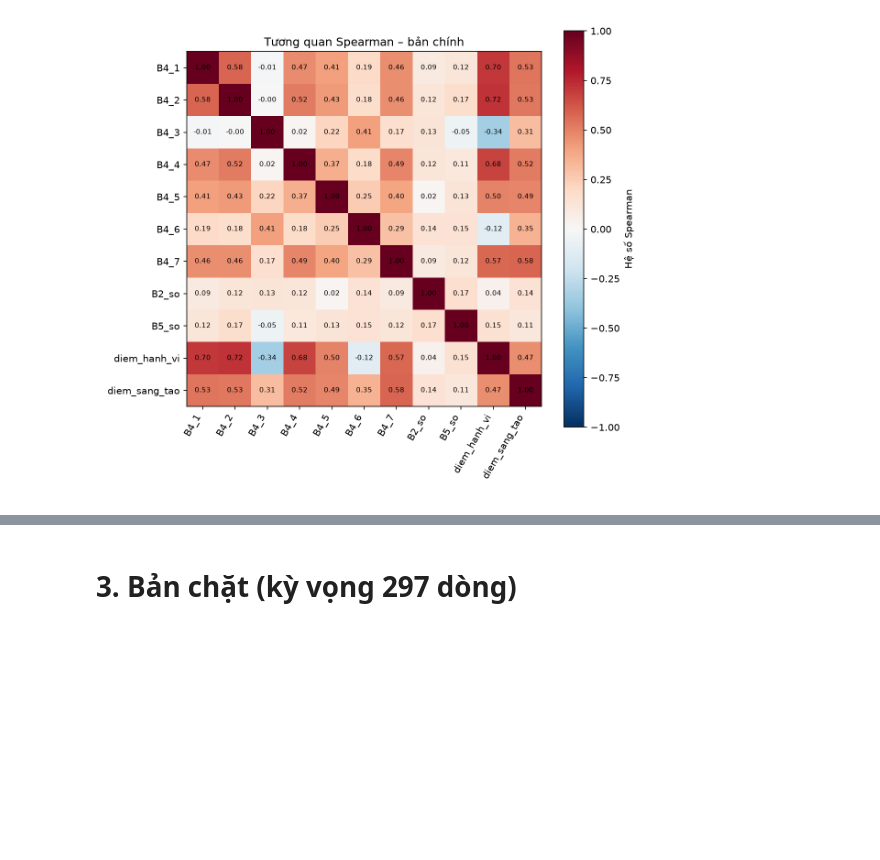
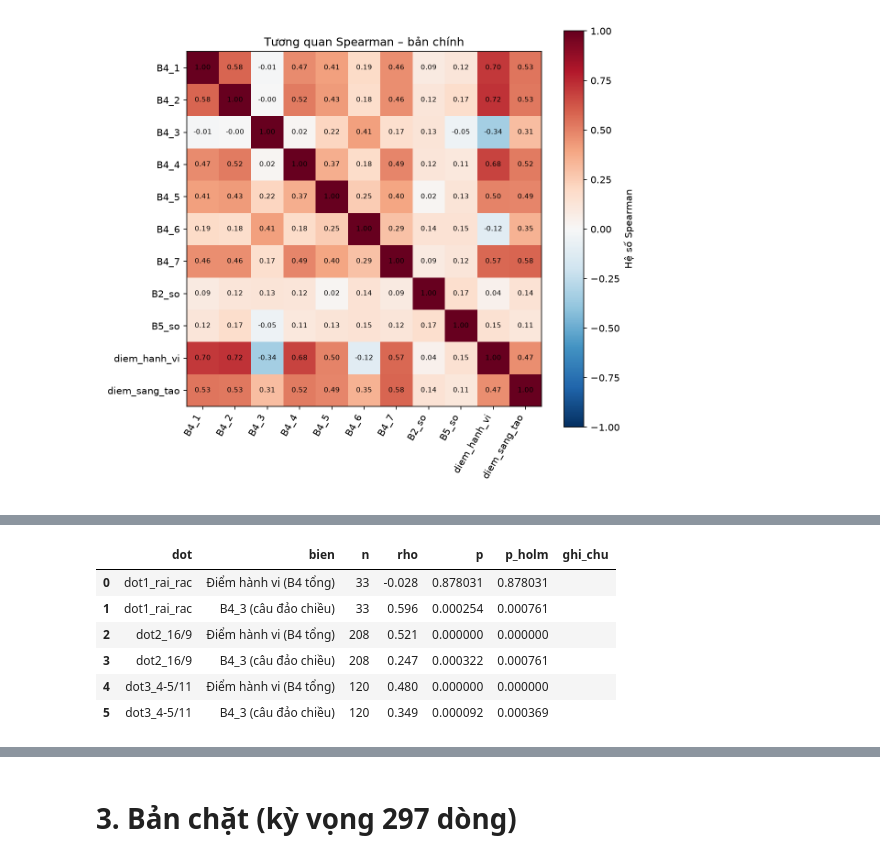
Before and after one commit to trangnt12/spark_mind, a Jupyter notebook: notebooks/02_descriptive_stats.ipynb, the cells around one changed output, grey strips where cells are left out. Saved outputs shown, nothing was run; the diff lists cells and outputs as text; code cells hidden in the pictures; blank space fills up the shorter version.

```diff
--- a/notebooks/02_descriptive_stats.ipynb
+++ b/notebooks/02_descriptive_stats.ipynb
@@ -125,0 +135,12 @@ display(Image(HINH / 'fig_creativity_hist_main.png', width=500)); display(Image(
+# %%
+# T5b: chỉ làm trên bản chính (biến `ban` ở khối trên vẫn là bản chính)
+assert len(ban) == 361
+t5b = bang_tuong_quan_theo_dot(ban); luu(t5b, 'T5b_spearman_by_wave_main.csv')
+# %% [output]
+|  | dot | bien | n | rho | p | p_holm | ghi_chu |
+| 0 | dot1_rai_rac | Điểm hành vi (B4 tổng) | 33 | -0.028 | 0.878031 | 0.878031 |  |
+| 1 | dot1_rai_rac | B4_3 (câu đảo chiều) | 33 | 0.596 | 0.000254 | 0.000761 |  |
+| 2 | dot2_16/9 | Điểm hành vi (B4 tổng) | 208 | 0.521 | 0.000000 | 0.000000 |  |
+| 3 | dot2_16/9 | B4_3 (câu đảo chiều) | 208 | 0.247 | 0.000322 | 0.000761 |  |
+| 4 | dot3_4-5/11 | Điểm hành vi (B4 tổng) | 120 | 0.480 | 0.000000 | 0.000000 |  |
+| 5 | dot3_4-5/11 | B4_3 (câu đảo chiều) | 120 | 0.349 | 0.000092 | 0.000369 |  |
```
Also changed, not shown: parts of 20 cells of this notebook, 3 other files.
